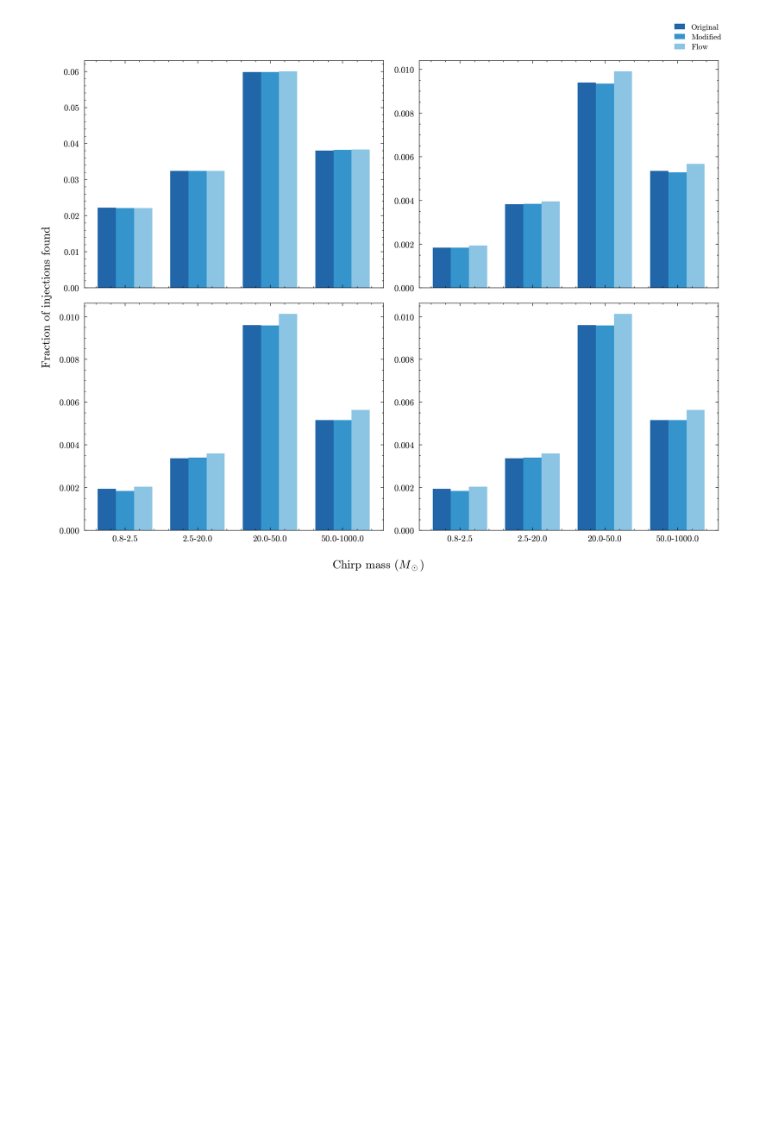
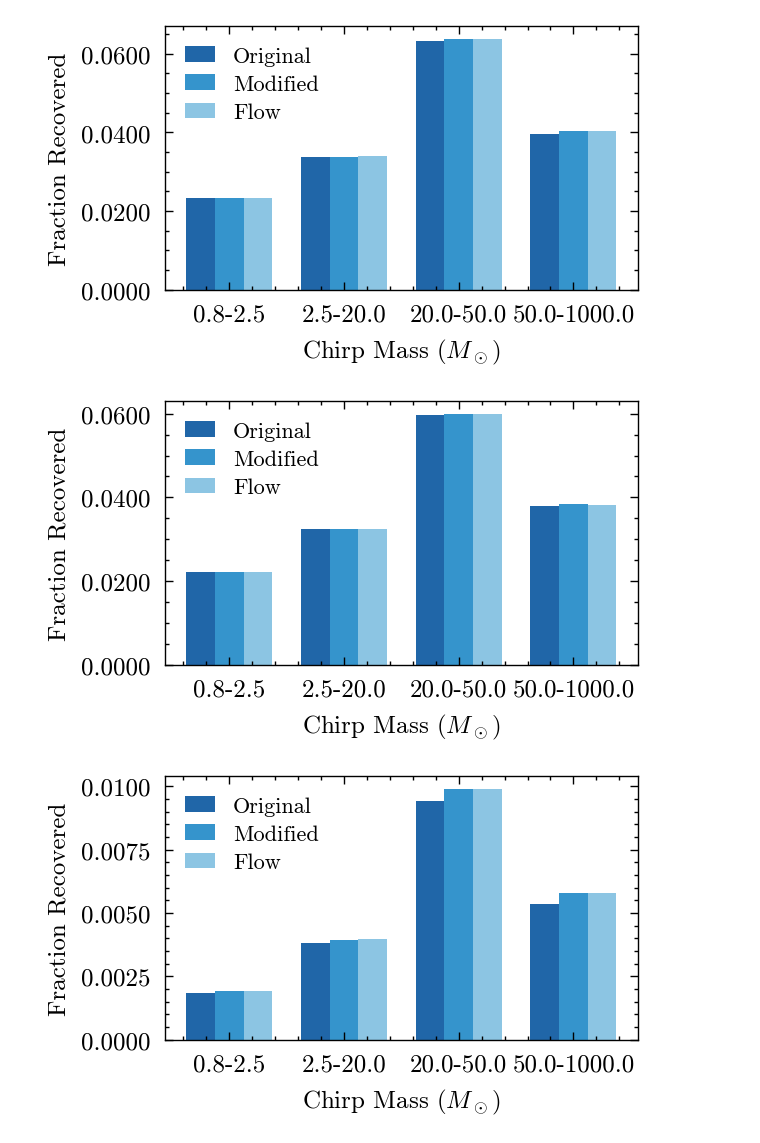
Before and after one commit to icg-gravwaves/Phase_Time_Amplitude, a Jupyter notebook: Plotting/plot_fraction_found_injs.ipynb, the cells around one changed output. Cells and saved outputs as stored; diff of their text form; code cells hidden in the pictures; blank space fills up the shorter version.

Commit message:
Updated some plotting

```diff
--- a/Plotting/plot_fraction_found_injs.ipynb
+++ b/Plotting/plot_fraction_found_injs.ipynb
@@ -93,40 +95,43 @@ for fpath in Files:
 # %%
 x=np.arange(len(chirp_bins))
 # %%
-fig, axes = plt.subplots(2, 2, figsize=(10, 8), sharex=True)
+
 
 x = np.arange(len(chirp_bins))
 width = 0.25
 
 colors = {
     "Original": "#2066a8",
     "Modified": "#3594cc",
     "Flow":     "#8cc5e3",
 }
 
+for i in range(4):
+    base = 3 * i
 
-for i, ax in enumerate(axes.flat):
-    base = 3 * i
+    fig, ax = plt.subplots()
 
     ax.bar(x - width, all_frac[base + 0], width,
            label="Original", color=colors["Original"])
     ax.bar(x,         all_frac[base + 1], width,
            label="Modified", color=colors["Modified"])
     ax.bar(x + width, all_frac[base + 2], width,
            label="Flow", color=colors["Flow"])
 
+    ax.set_xlabel(r"Chirp Mass ($M_\odot$)")
+    ax.set_ylabel("Fraction Recovered")
+    ax.yaxis.set_major_formatter(FormatStrFormatter('%.4f'))
     ax.set_xticks(x)
     ax.set_xticklabels(bin_labels)
 
+    ax.legend()
+    plt.tight_layout()
 
-fig.supxlabel(r"Chirp mass ($M_\odot$)")
-fig.supylabel("Fraction of injections found")
+    labels = ["2det_exc_sngls", "LH", "HV", "LV"]
 
-handles, labels = axes[0, 0].get_legend_handles_labels()
-fig.legend(handles, labels)
-
-plt.tight_layout(rect=[0, 0, 1, 0.94])
-plt.savefig("../Plots/2DET_summary.png")
-plt.show()
+    plt.savefig(f"../Plots/2DET_summary_{labels[i]}.png")
+    plt.show()
 # %% [output]
-[figure, old version]
+[figure, new version]
+[figure, added]
+[figure, added]
```
Also changed, not shown: parts of 8 cells of this notebook, 5 other files.
